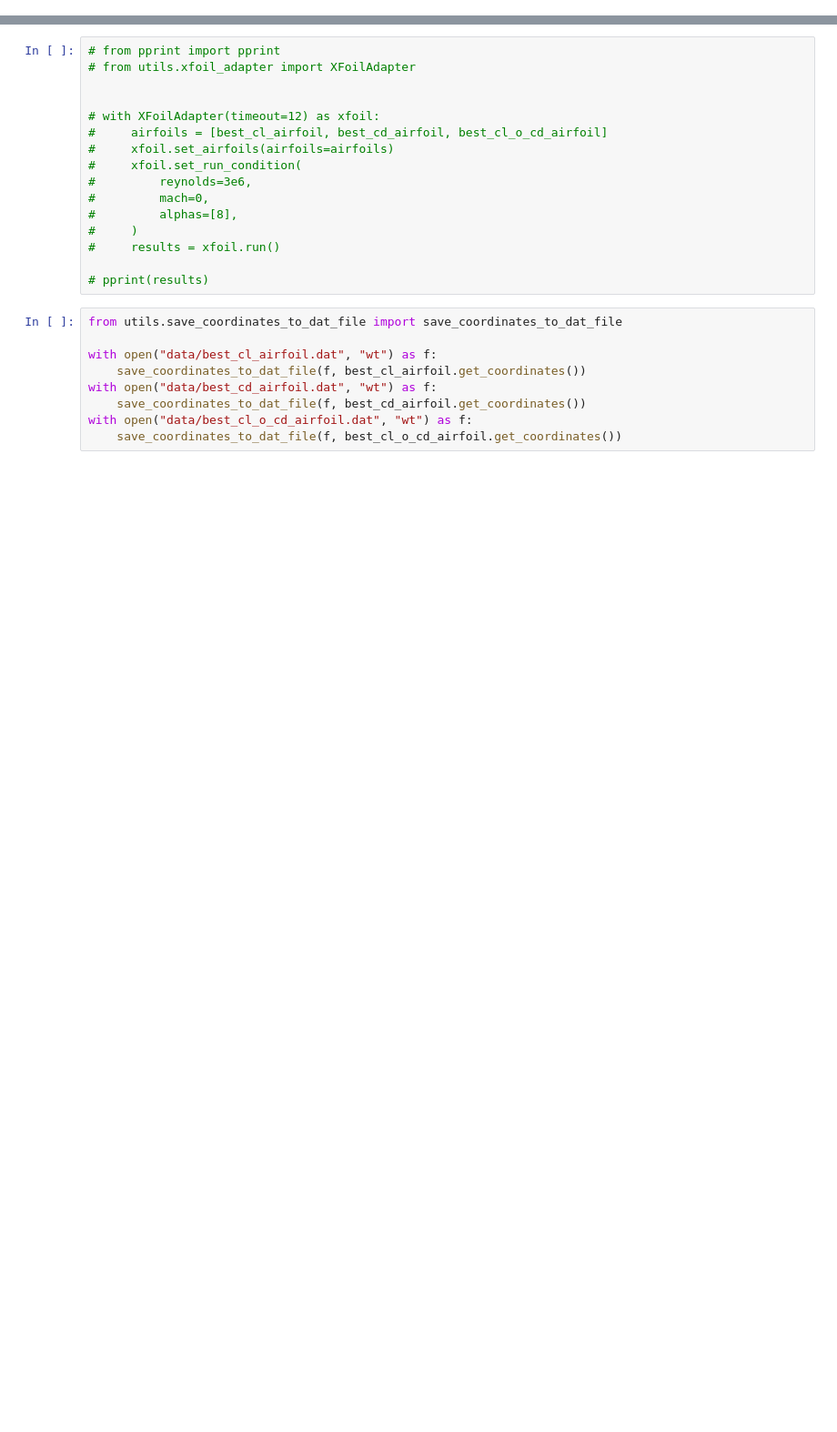
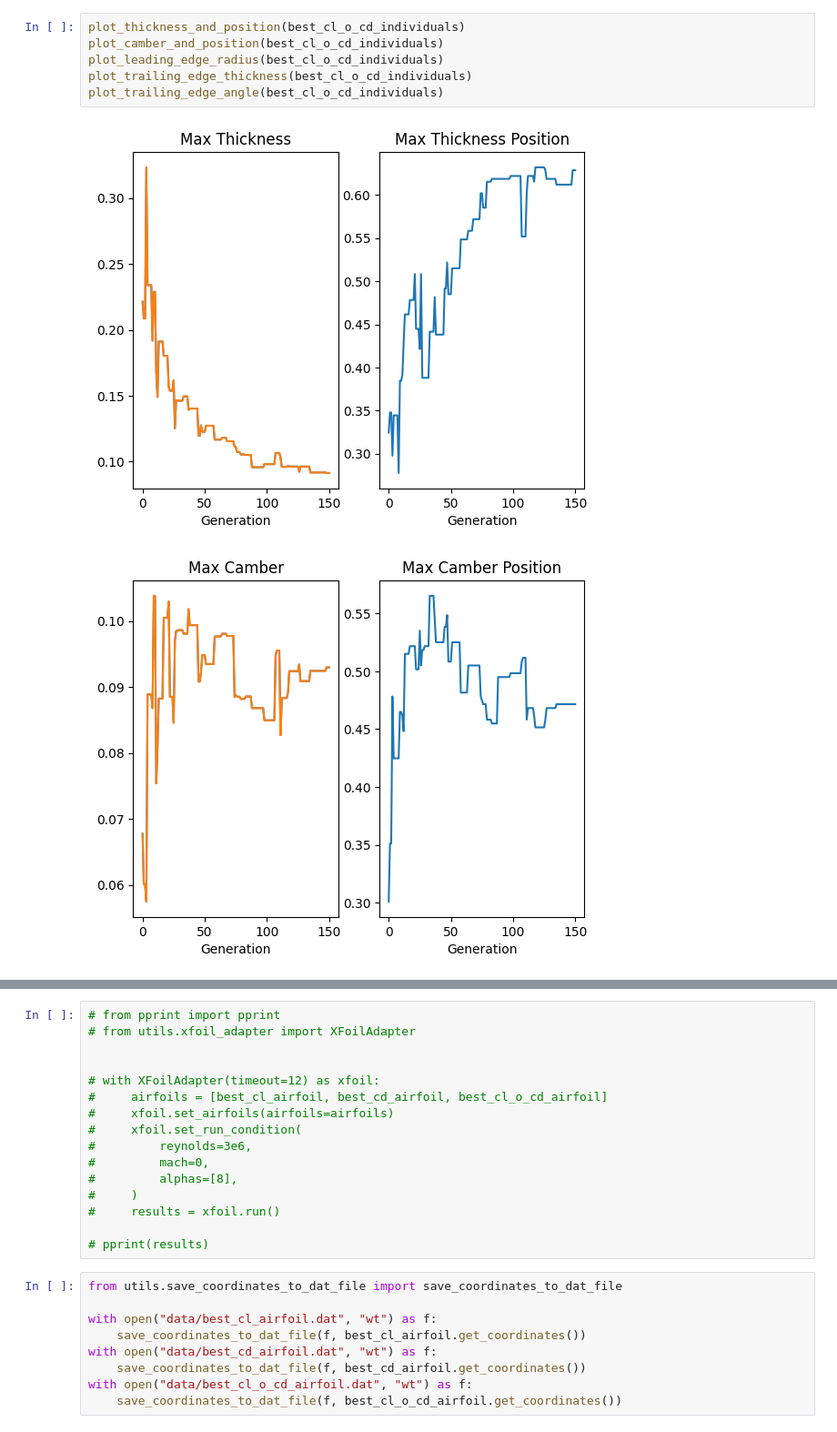
Before and after one commit to HugoxSaraiva/airfoil-optimization-ga, a Jupyter notebook: nsga2_analysis.ipynb, the cells around one changed output, grey strips where cells are left out. Shown at 91% size. Saved outputs shown, nothing was run; the diff lists cells and outputs as text; blank space fills up the shorter version.

```diff
--- a/nsga2_analysis.ipynb
+++ b/nsga2_analysis.ipynb
@@ -223,0 +242,9 @@ plot_trailing_edge_angle(best_cl_individuals)
+# %%
+plot_thickness_and_position(best_cl_o_cd_individuals)
+plot_camber_and_position(best_cl_o_cd_individuals)
+plot_leading_edge_radius(best_cl_o_cd_individuals)
+plot_trailing_edge_thickness(best_cl_o_cd_individuals)
+plot_trailing_edge_angle(best_cl_o_cd_individuals)
+# %% [output]
+[figure, added]
+[figure, added]
```
Also changed, not shown: parts of 7 cells of this notebook, 39 other files.
